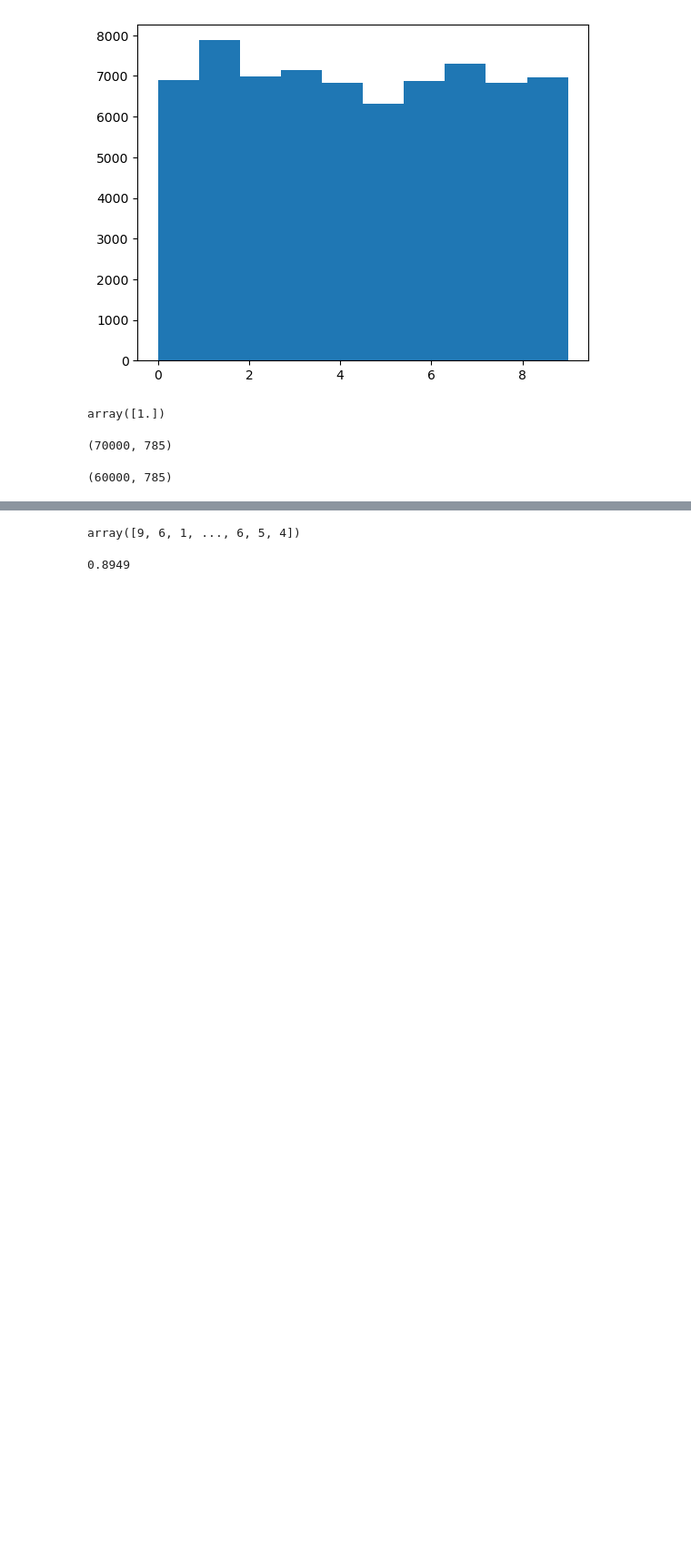
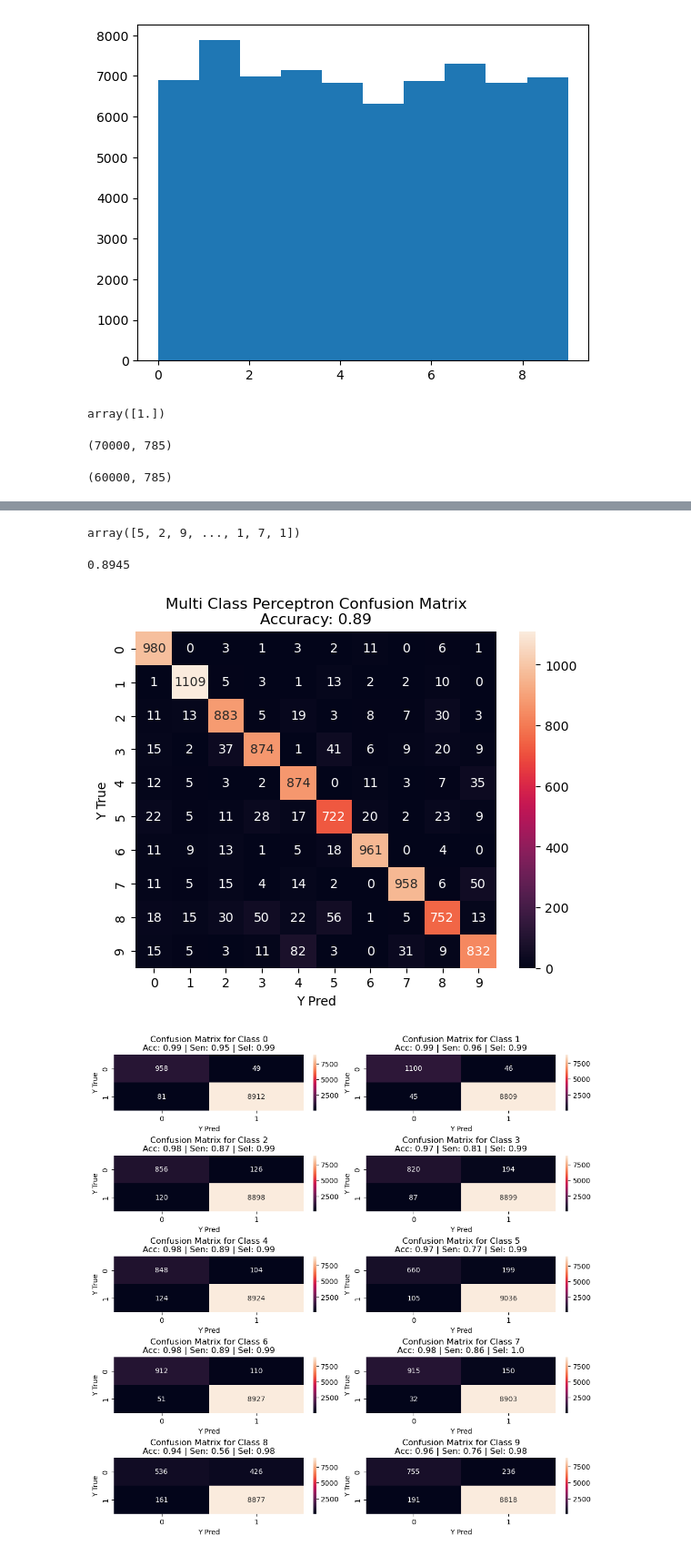
Before and after one commit to lazarovziv/intro-to-machine-learning, a Jupyter notebook: maman11/maman11.ipynb, the cells around one changed output, grey strips where cells are left out. Shown at 91% size. Cells and saved outputs as stored; diff of their text form; code cells hidden in the pictures; blank space fills up the shorter version.

```diff
--- a/maman11/maman11.ipynb
+++ b/maman11/maman11.ipynb
@@ -297,9 +233,9 @@ end_time - start_time
 # %%
-predictions = model.predict(X_test)
+predictions = perceptron.predict(X_test)
 predictions
 # %% [output]
-array([9, 6, 1, ..., 6, 5, 4])
+array([5, 2, 9, ..., 1, 7, 1])
 # %%
-model.accuracy(predictions, y_test)
+perceptron.accuracy(predictions, y_test)
 # %% [output]
-0.8949
+0.8945
@@ -309 +293,7 @@ model.accuracy(predictions, y_test)
+# %%
+visualize_metrics(-1, X_test, y_test, perceptron)
+visualize_metrics(0, X_test, y_test, perceptron)
+# %% [output]
+[figure, added]
+[figure, added]
 # %%
```
Also changed, not shown: parts of 23 cells of this notebook.
